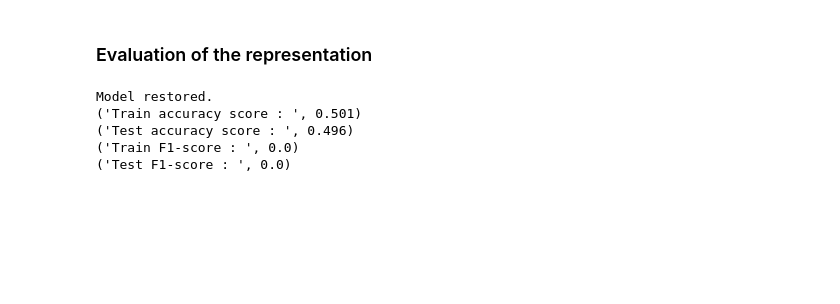
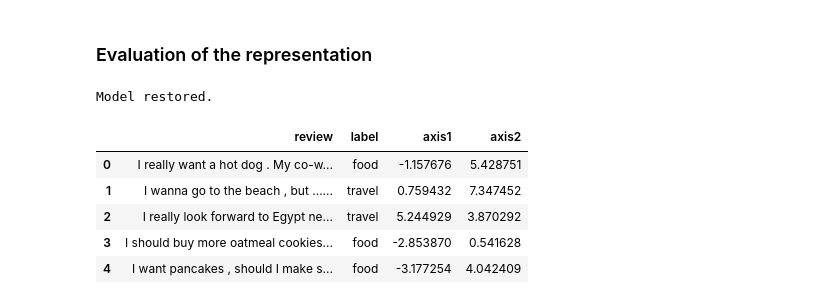
Before and after one commit to anujgupta82/Representation-Learning-for-NLP, a Jupyter notebook: module3/DBOW/doc2vec PV-DBOW Distributed Bag of Words version of Paragraph Vector.ipynb, the cells around one changed output. Drawn from its saved outputs; the diff is of its cells as text; code cells hidden in the pictures; blank space fills up the shorter version.

```diff
--- a/module3/DBOW/doc2vec PV-DBOW Distributed Bag of Words version of Paragraph Vector.ipynb
+++ b/module3/DBOW/doc2vec PV-DBOW Distributed Bag of Words version of Paragraph Vector.ipynb
@@ -267,10 +232,6 @@ with tf.Session() as sess:
     saver.restore(sess, "/dev/shm/tensorflow_models/model_pvdbow_batch_training.ckpt")
     print("Model restored.")
     doc2vec = doc_pvdbow = doc_embedding.eval()
-    performanceTest(doc2vec, list(imdb_data['sentiment']), method=None)
+    #performanceTest(doc2vec, list(imdb_data['sentiment']), method=None)
 # %% [output]
 Model restored.
-('Train accuracy score : ', 0.501)
-('Test accuracy score : ', 0.496)
-('Train F1-score : ', 0.0)
-('Test F1-score : ', 0.0)
@@ -276,0 +247,9 @@ Model restored.
+# %%
+df.head()
+# %% [output]
+|  | review | label | axis1 | axis2 |
+| 0 | I really want a hot dog . My co-w... | food | -1.157676 | 5.428751 |
+| 1 | I wanna go to the beach , but ...... | travel | 0.759432 | 7.347452 |
+| 2 | I really look forward to Egypt ne... | travel | 5.244929 | 3.870292 |
+| 3 | I should buy more oatmeal cookies... | food | -2.853870 | 0.541628 |
+| 4 | I want pancakes , should I make s... | food | -3.177254 | 4.042409 |
```
Also changed, not shown: parts of 31 cells of this notebook, 9 other files.
